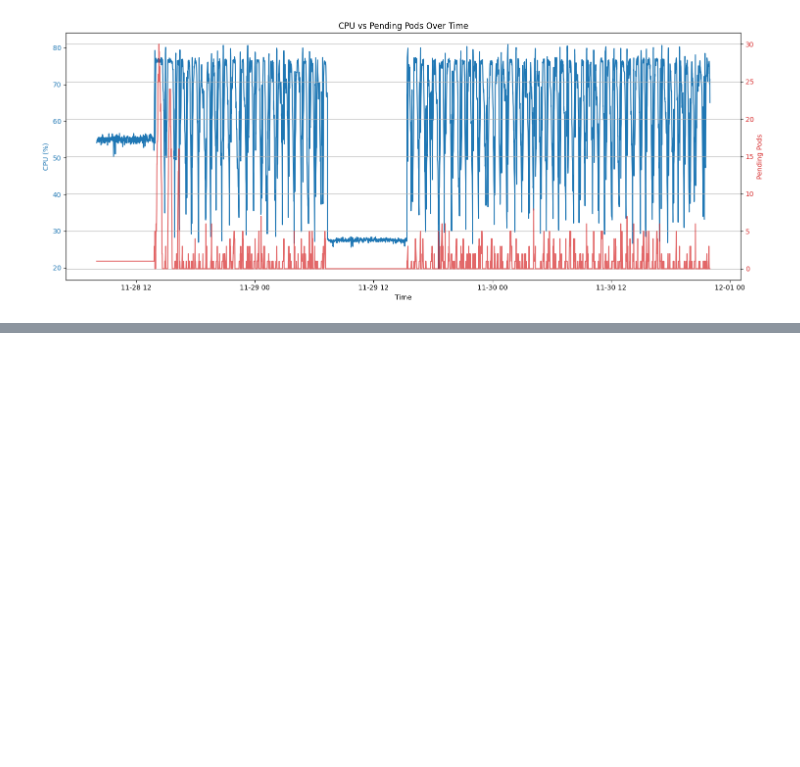
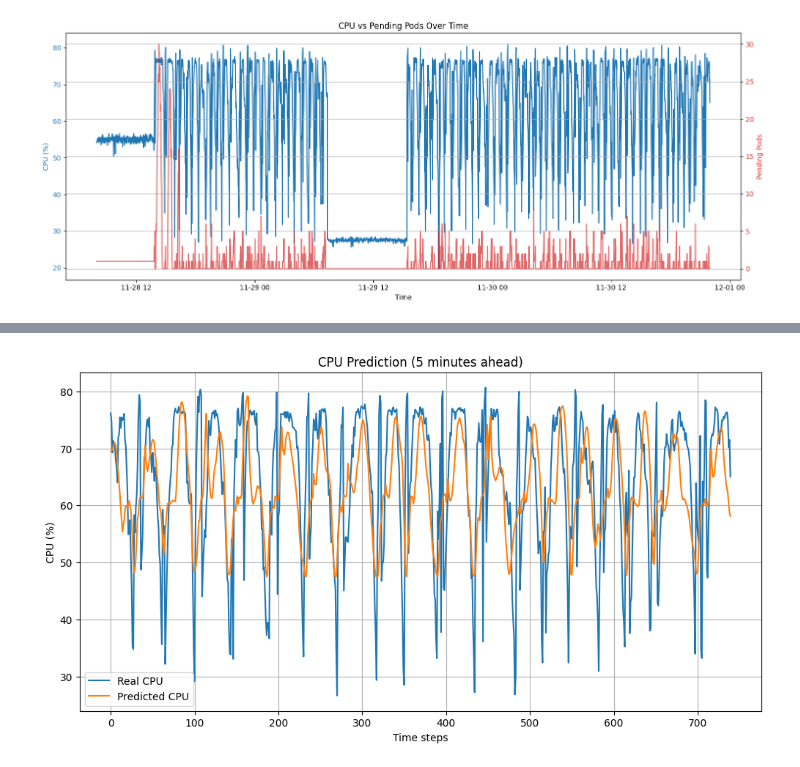
Before and after one commit to thanaphat-ngoe/CPE-SENIOR-PROJECT-K8S, a Jupyter notebook: LSTM/LSTM.ipynb, the cells around one changed output, grey strips where cells are left out. Saved outputs shown, nothing was run; the diff lists cells and outputs as text; code cells hidden in the pictures; blank space fills up the shorter version.

Commit message:
feature: Predicted_1

```diff
--- a/LSTM/LSTM.ipynb
+++ b/LSTM/LSTM.ipynb
@@ -129,3 +129,89 @@ plt.show()
 [figure]
 [figure]
 [figure]
+# %%
+import pandas as pd
+import numpy as np
+from sklearn.preprocessing import MinMaxScaler
+from sklearn.model_selection import train_test_split
+import tensorflow as tf
+from tensorflow.keras.models import Sequential
+from tensorflow.keras.layers import LSTM, Dense
+import matplotlib.pyplot as plt
+
+df = pd.read_csv("CPU_Usage_&_Pending_Pod_Dateset.csv")
+df["timestamp"] = pd.to_datetime(df["timestamp"])
+df = df.sort_values("timestamp")
+
+# select features
+data = df[["cpu", "pending"]].values
+
+scaler = MinMaxScaler()
+data_scaled = scaler.fit_transform(data)
+
+SEQ_LEN = 20        # last 20 minutes as input
+PRED_AHEAD = 5      # predict 5 minutes into future
+
+X, y = [], []
+
+for i in range(len(data_scaled) - SEQ_LEN - PRED_AHEAD):
+    X.append(data_scaled[i:i+SEQ_LEN])
+    y.append(data_scaled[i+SEQ_LEN+PRED_AHEAD][0])  # predict ONLY CPU
+
+X = np.array(X)
+y = np.array(y)
+
+print("X shape:", X.shape)    # (samples, 20, 2)
+print("y shape:", y.shape)    # (samples,)
+
+# 80% first chunk → train
+# 20% last chunk → test
+train_size = int(len(X) * 0.8)
+
+X_train = X[:train_size]
+y_train = y[:train_size]
+
+X_test = X[train_size:]
+y_test = y[train_size:]
+
+print("Train samples:", len(X_train))
+print("Test samples:", len(X_test))
+
+model = Sequential([
+    LSTM(64, return_sequences=False, input_shape=(SEQ_LEN, 2)),
+    Dense(32, activation="relu"),
+    Dense(16, activation="relu"),
+    Dense(1)
+])
+
+model.compile(optimizer="adam", loss="mse", metrics=["mae"])
+model.summary()
+
+history = model.fit(
+    X_train, y_train,
+    epochs=25,
+    batch_size=32,
+    validation_split=0.1,
+    verbose=1
+)
+
+
+y_pred = model.predict(X_test)
+
+# invert normalization for BOTH test and predicted values
+cpu_min, cpu_max = scaler.data_min_[0], scaler.data_max_[0]
+
+y_test_real = y_test * (cpu_max - cpu_min) + cpu_min
+y_pred_real = y_pred[:, 0] * (cpu_max - cpu_min) + cpu_min
+
+
+plt.figure(figsize=(12,6))
+plt.plot(y_test_real, label="Real CPU")
+plt.plot(y_pred_real, label="Predicted CPU")
+plt.title("CPU Prediction (5 minutes ahead)")
+plt.xlabel("Time steps")
+plt.ylabel("CPU (%)")
+plt.legend()
+plt.grid(True)
+plt.show()
+# %% [output]
@@ -131,0 +259 @@ plt.show()
+[figure, added]
```
Also changed, not shown: parts of 1 cell of this notebook, 2 other files.
